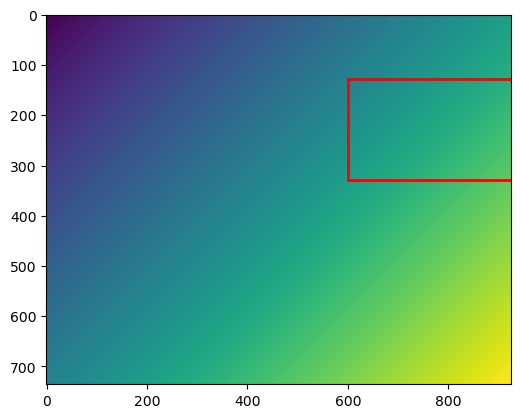
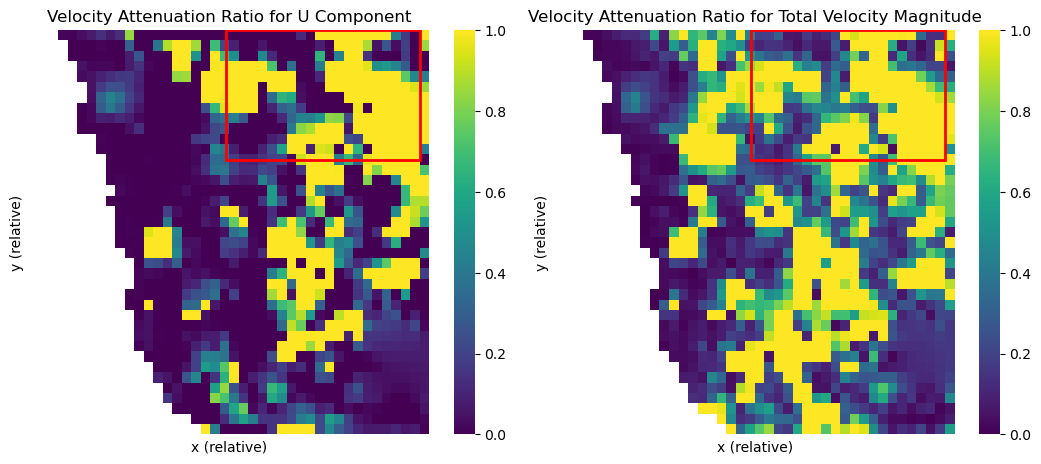
Code edit (unified diff) that turned the first committed figure into the second:
--- before
+++ after
@@ -1,7 +1,10 @@
 #testMap_u(testfile)
-#velocity_attenuation_heatmap(testfile1, 600, 128, 926, 328)
-rect_test(600, 926, 328, 128, 736, 926)
-altered_rect_test(600, 926, 328, 128, 736, 926, 30)
-altered_rect_test(600, 926, 328, 128, 736, 926, 10)
-altered_rect_test(600, 926, 328, 128, 736, 926, 50)
-altered_rect_test(600, 926, 328, 128, 736, 926, 33)
+velocity_attenuation_heatmap(testfile1, 600, 128, 926, 328)
+# rect_test(600, 926, 328, 128, 736, 926)
+# altered_rect_test(600, 926, 328, 128, 736, 926, 30)
+# altered_rect_test(600, 926, 328, 128, 736, 926, 10)
+# altered_rect_test(600, 926, 328, 128, 736, 926, 50)
+# altered_rect_test(600, 926, 328, 128, 736, 926, 33)
+
+
+#data, xcol, ycol, ucol, vcol, col_len, vec_dist, xmin, xmax, xrange, ymin, ymax, yrange, pointarray_mag = break_down_data(testfile)

Commit: CRITICAL BUGFIX + Sloppy Work